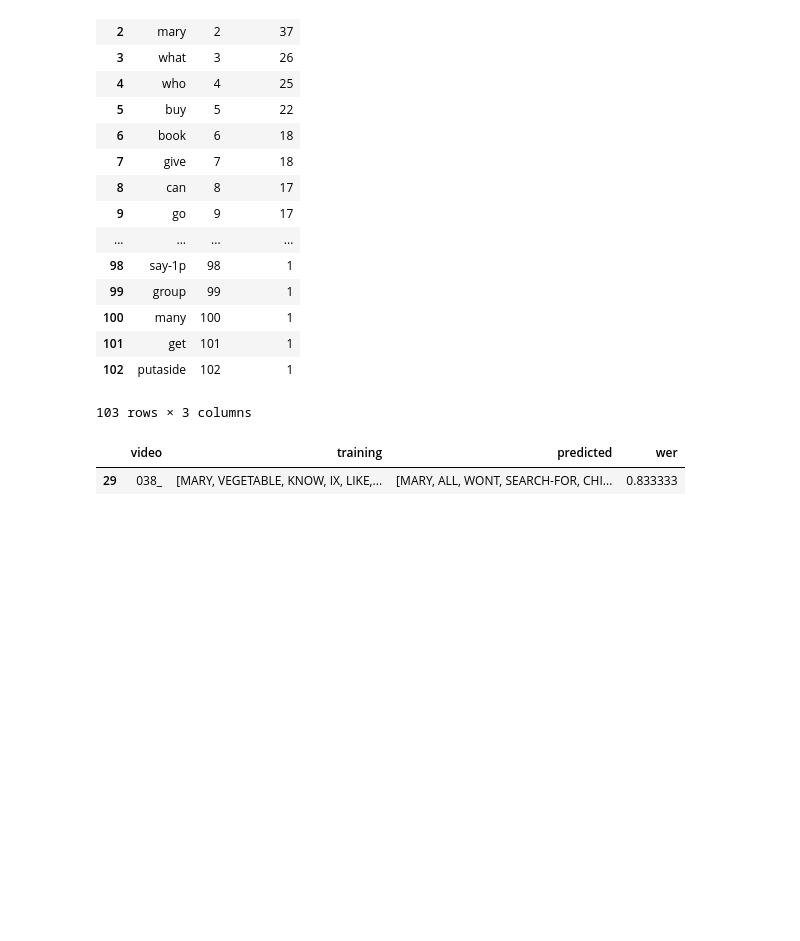
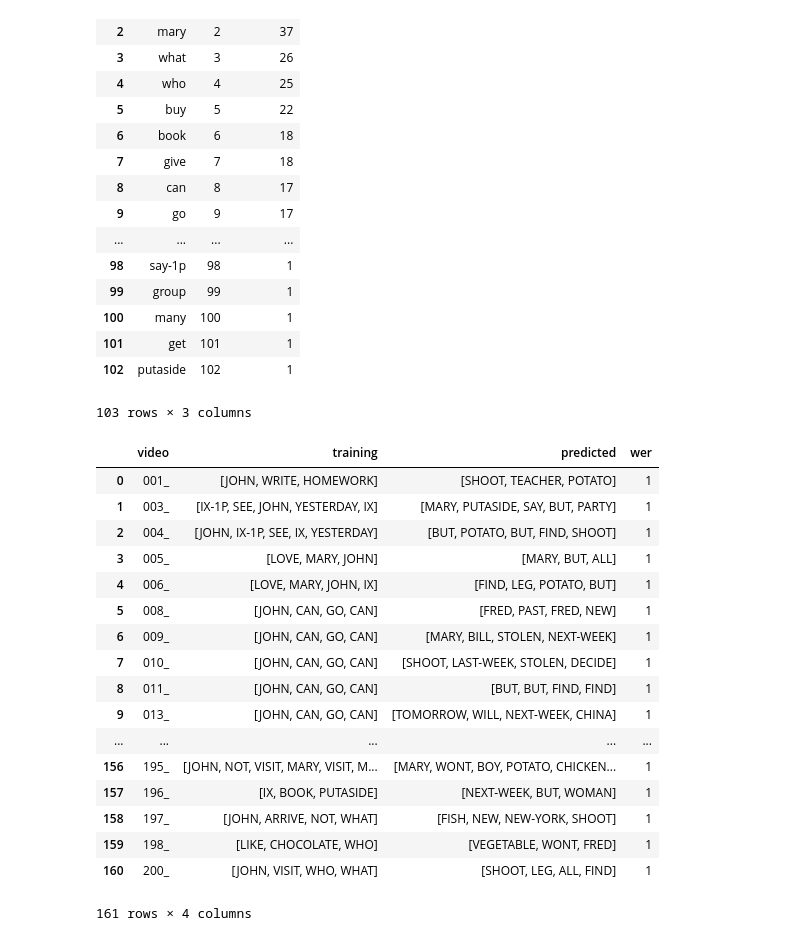
Before and after one commit to yesid08/Biomedics, a Jupyter notebook: Reunion.ipynb, the cells around one changed output. Drawn from its saved outputs; the diff is of its cells as text; code cells hidden in the pictures; blank space fills up the shorter version.

```diff
--- a/Reunion.ipynb
+++ b/Reunion.ipynb
@@ -63,7 +63,5 @@ def wer(r, h):
     #    result = 1
 
     return result
-# %%
-WER = wer(a.split(),b.split())
 # %%
 df_training = df_training[["video","orth"]]
@@ -198,10 +205,26 @@ for i in range (len(df_training)):
     df_wer.at[i,"training"] = ref
     df_wer.at[i,"predicted"] = ev
     df_wer.at[i,"wer"] = WER
-# %%
-df_wer[df_wer["wer"] < 1]
-# %% [output]
-|  | video | training | predicted | wer |
-| 29 | 038_ | [MARY, VEGETABLE, KNOW, IX, LIKE,... | [MARY, ALL, WONT, SEARCH-FOR, CHI... | 0.833333 |
+# %%
+df_wer
+# %% [output]
+|  | video | training | predicted | wer |
+| 0 | 001_ | [JOHN, WRITE, HOMEWORK] | [SHOOT, TEACHER, POTATO] | 1 |
+| 1 | 003_ | [IX-1P, SEE, JOHN, YESTERDAY, IX] | [MARY, PUTASIDE, SAY, BUT, PARTY] | 1 |
+| 2 | 004_ | [JOHN, IX-1P, SEE, IX, YESTERDAY] | [BUT, POTATO, BUT, FIND, SHOOT] | 1 |
+| 3 | 005_ | [LOVE, MARY, JOHN] | [MARY, BUT, ALL] | 1 |
+| 4 | 006_ | [LOVE, MARY, JOHN, IX] | [FIND, LEG, POTATO, BUT] | 1 |
+| 5 | 008_ | [JOHN, CAN, GO, CAN] | [FRED, PAST, FRED, NEW] | 1 |
+| 6 | 009_ | [JOHN, CAN, GO, CAN] | [MARY, BILL, STOLEN, NEXT-WEEK] | 1 |
+| 7 | 010_ | [JOHN, CAN, GO, CAN] | [SHOOT, LAST-WEEK, STOLEN, DECIDE] | 1 |
+| 8 | 011_ | [JOHN, CAN, GO, CAN] | [BUT, BUT, FIND, FIND] | 1 |
+| 9 | 013_ | [JOHN, CAN, GO, CAN] | [TOMORROW, WILL, NEXT-WEEK, CHINA] | 1 |
+| ... | ... | ... | ... | ... |
+| 156 | 195_ | [JOHN, NOT, VISIT, MARY, VISIT, M... | [MARY, WONT, BOY, POTATO, CHICKEN... | 1 |
+| 157 | 196_ | [IX, BOOK, PUTASIDE] | [NEXT-WEEK, BUT, WOMAN] | 1 |
+| 158 | 197_ | [JOHN, ARRIVE, NOT, WHAT] | [FISH, NEW, NEW-YORK, SHOOT] | 1 |
+| 159 | 198_ | [LIKE, CHOCOLATE, WHO] | [VEGETABLE, WONT, FRED] | 1 |
+| 160 | 200_ | [JOHN, VISIT, WHO, WHAT] | [SHOOT, LEG, ALL, FIND] | 1 |
+161 rows × 4 columns
 # %%
 print(df_wer.wer.mean())
```
Also changed, not shown: parts of 6 cells of this notebook.
